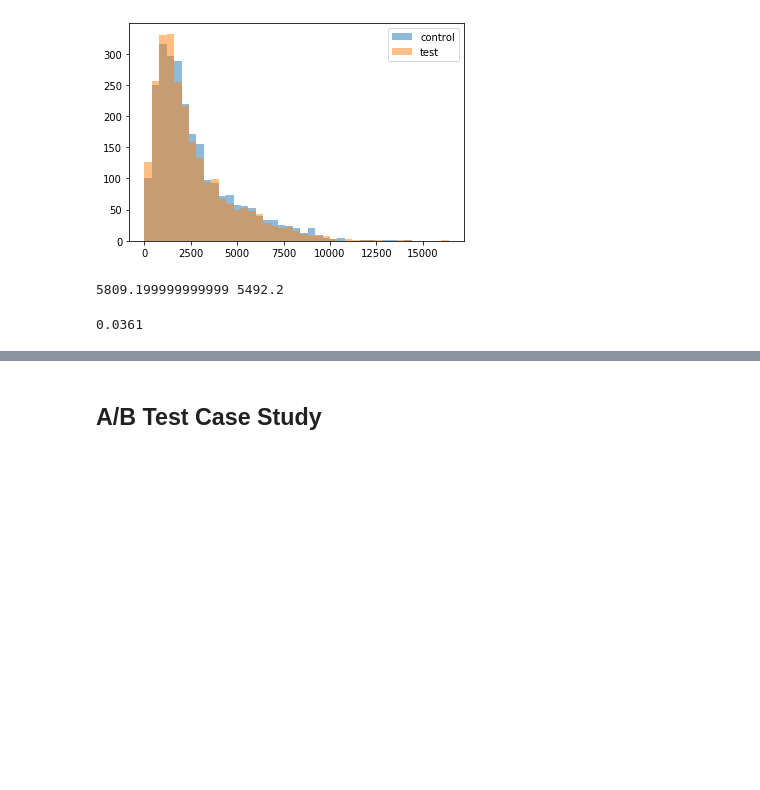
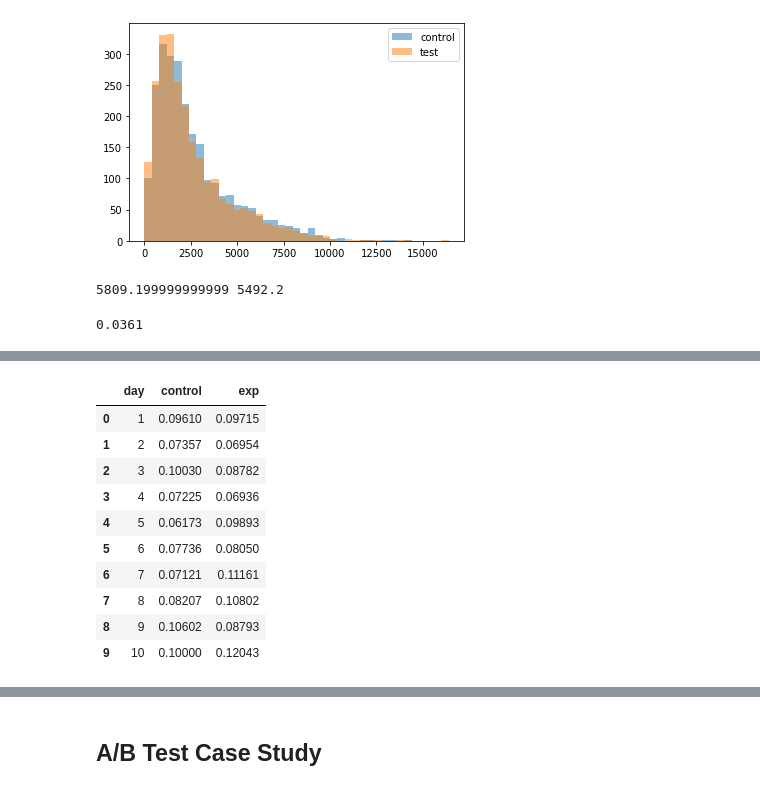
Before and after one commit to lyustefan/udacity_ds_nanodegree, a Jupyter notebook: experiment_design.ipynb, the cells around one changed output, grey strips where cells are left out. Cells and saved outputs as stored; diff of their text form; code cells hidden in the pictures; blank space fills up the shorter version.

```diff
--- a/experiment_design.ipynb
+++ b/experiment_design.ipynb
@@ -616,0 +731,15 @@ quantile_permtest(data['time'], data['condition'], 0.9,
+# %%
+data = pd.read_csv('./data/signtest_data.csv')
+data.head(10)
+# %% [output]
+|  | day | control | exp |
+| 0 | 1 | 0.09610 | 0.09715 |
+| 1 | 2 | 0.07357 | 0.06954 |
+| 2 | 3 | 0.10030 | 0.08782 |
+| 3 | 4 | 0.07225 | 0.06936 |
+| 4 | 5 | 0.06173 | 0.09893 |
+| 5 | 6 | 0.07736 | 0.08050 |
+| 6 | 7 | 0.07121 | 0.11161 |
+| 7 | 8 | 0.08207 | 0.10802 |
+| 8 | 9 | 0.10602 | 0.08793 |
+| 9 | 10 | 0.10000 | 0.12043 |
```
Also changed, not shown: parts of 13 cells of this notebook, 33 other files.
